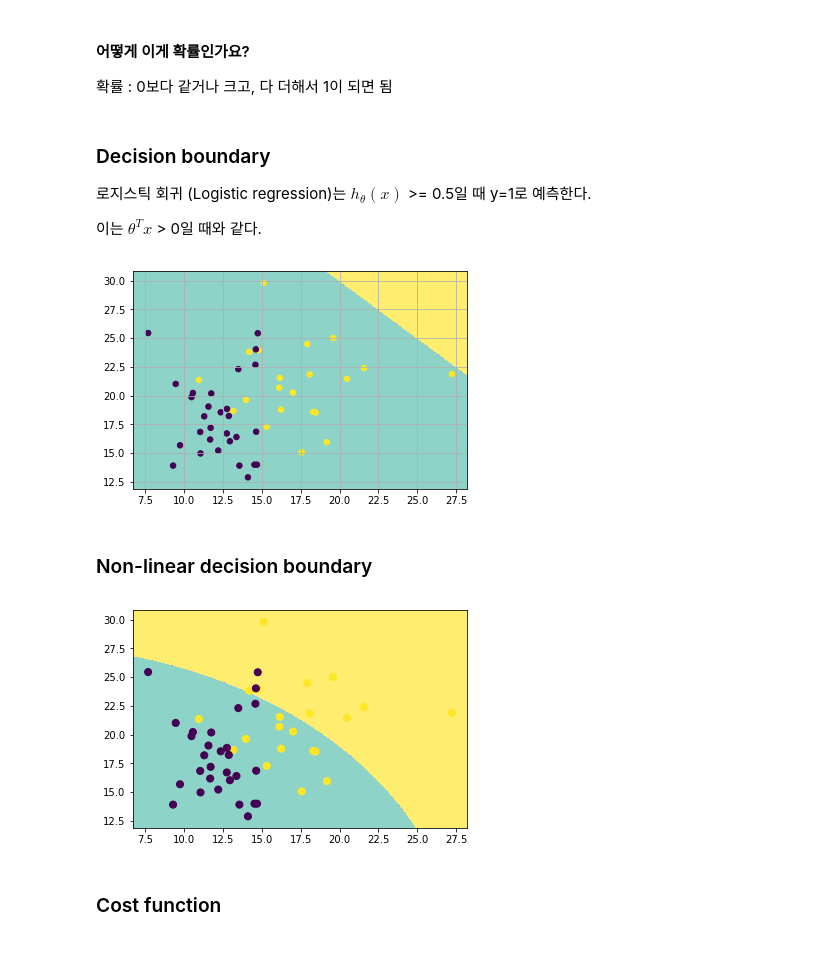
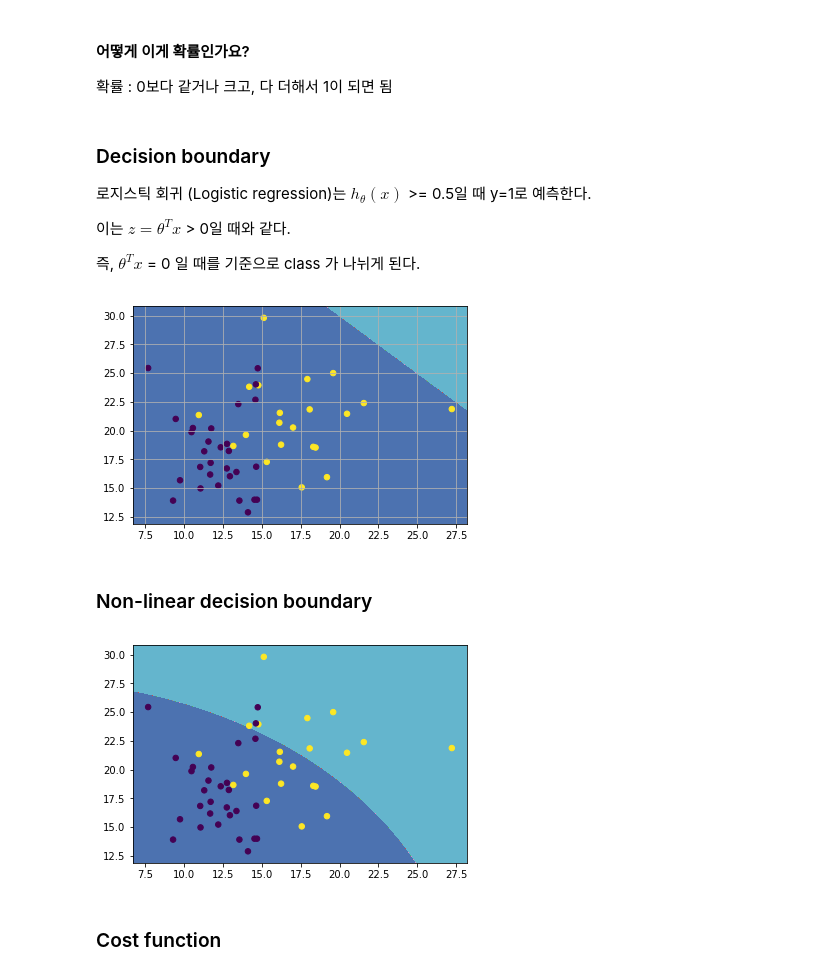
Before and after one commit to parksurk/da_structured-data, a Jupyter notebook: step3 - Classification.ipynb, the cells around one changed output. Drawn from its saved outputs; the diff is of its cells as text; code cells hidden in the pictures.

```diff
--- a/step3 - Classification.ipynb
+++ b/step3 - Classification.ipynb
@@ -140,7 +140,9 @@ $h_\theta(x) = P(y=1|x;\theta)$: 입력값 x와 매개변수 $\theta$가 주어
 
 로지스틱 회귀 (Logistic regression)는 $h_\theta(x)$ >= 0.5일 때 y=1로 예측한다.
 
-이는 $\theta^Tx$ > 0일 때와 같다.
+이는 $z = \theta^Tx$ > 0일 때와 같다.
+
+즉, $\theta^Tx$ = 0 일 때를 기준으로 class 가 나뉘게 된다.
 # %%
 import numpy as np
 
@@ -161,14 +163,14 @@ X_range = np.stack([x1_grid.ravel(), x2_grid.ravel()], axis=1)
 # decision bounndary
 y_hat = np.array([1 if 1*x[0] + x[1] - 50 > 0 else 0 for x in X_range])
 # %%
-cmap = mpl.colors.ListedColormap(sns.color_palette("Set3"))
+cmap = mpl.colors.ListedColormap(sns.color_palette("deep"))
 plt.contourf(x1_grid, x2_grid, y_hat.reshape(x1_grid.shape), cmap=cmap)
 
 plt.scatter(data_sample['mean radius'], data_sample['mean texture'], c=data_sample['malignant'], s=30)
 plt.grid(True)
 plt.show()
 # %% [output]
-[figure, old version]
+[figure, new version]
 # %% [markdown]
 ### Non-linear decision boundary
 # %%
@@ -178,11 +180,11 @@ y_hat = np.array([1 if x[0] + x[0]**2 + x[1] + x[1]**2 - 800 > 0 else 0
 # %%
 plt.contourf(x1_grid, x2_grid, y_hat.reshape(x1_grid.shape), cmap=cmap)
 
-plt.scatter(data_sample['mean radius'], data_sample['mean texture'], c=data_sample['malignant'], s=50)
+plt.scatter(data_sample['mean radius'], data_sample['mean texture'], c=data_sample['malignant'], s=30)
 plt.grid(False)
 plt.show()
 # %% [output]
-[figure, old version]
+[figure, new version]
 # %% [markdown]
 ### Cost function
 # %% [markdown]
```
Also changed, not shown: parts of 10 cells of this notebook, 2 other files.
